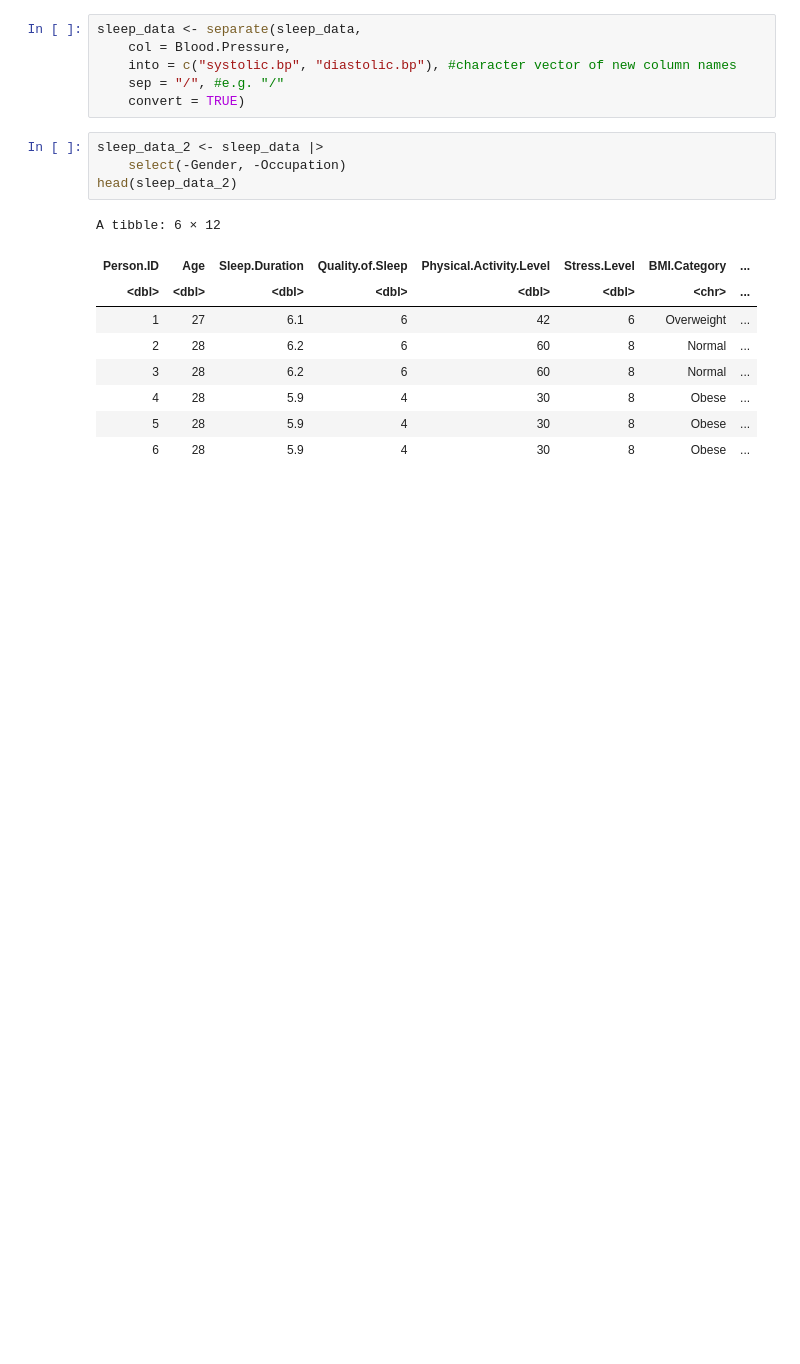
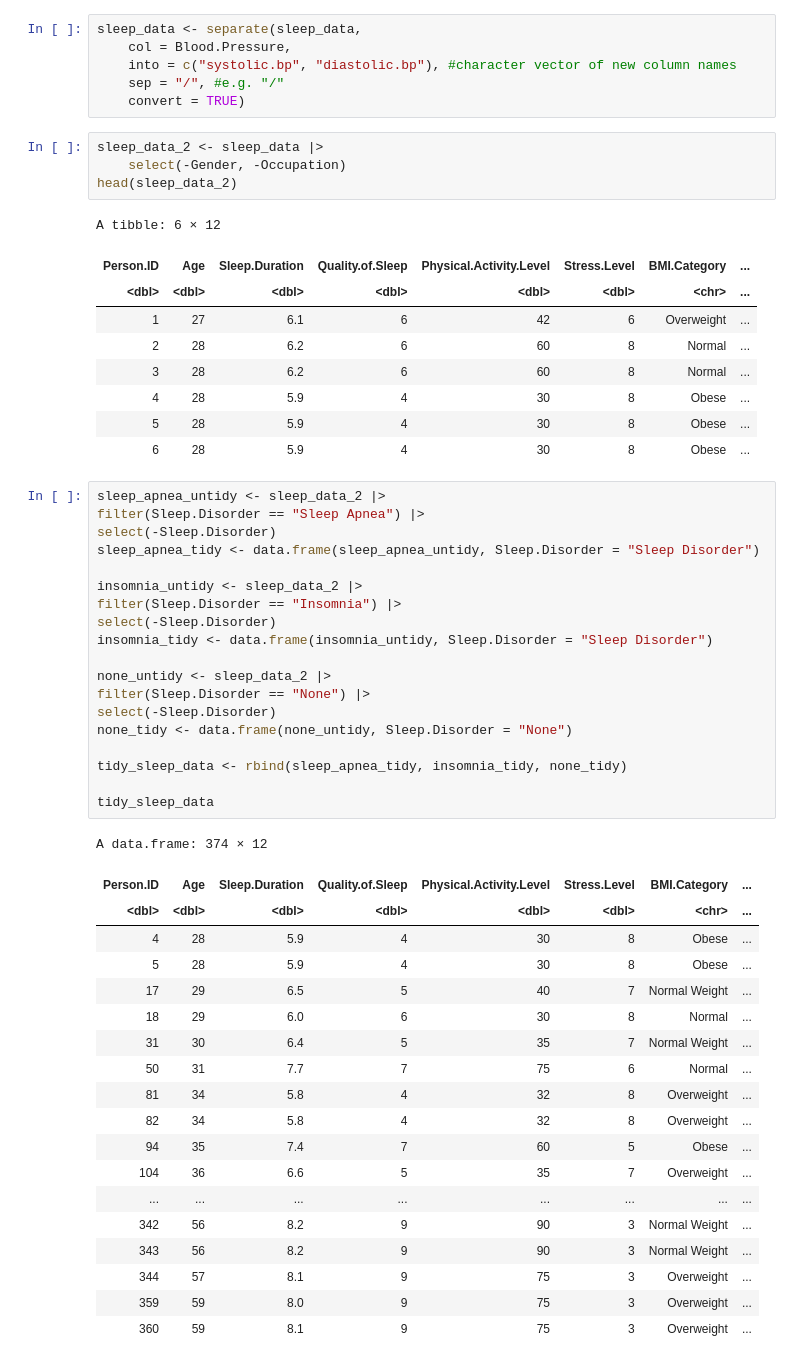
Before and after one commit to hlu10/group-18-dsci100, a Jupyter notebook: project_proposal.ipynb, the cells around one changed output. Saved outputs shown, nothing was run; the diff lists cells and outputs as text; blank space fills up the shorter version.

Commit message:
Combined sleep classifiers and edited intro

```diff
--- a/project_proposal.ipynb
+++ b/project_proposal.ipynb
@@ -69,3 +81,42 @@ A tibble: 6 × 12
 | 4 | 28 | 5.9 | 4 | 30 | 8 | Obese | ... |
 | 5 | 28 | 5.9 | 4 | 30 | 8 | Obese | ... |
 | 6 | 28 | 5.9 | 4 | 30 | 8 | Obese | ... |
+# %%
+sleep_apnea_untidy <- sleep_data_2 |>
+filter(Sleep.Disorder == "Sleep Apnea") |>
+select(-Sleep.Disorder)
+sleep_apnea_tidy <- data.frame(sleep_apnea_untidy, Sleep.Disorder = "Sleep Disorder")
+
+insomnia_untidy <- sleep_data_2 |>
+filter(Sleep.Disorder == "Insomnia") |>
+select(-Sleep.Disorder)
+insomnia_tidy <- data.frame(insomnia_untidy, Sleep.Disorder = "Sleep Disorder")
+
+none_untidy <- sleep_data_2 |>
+filter(Sleep.Disorder == "None") |>
+select(-Sleep.Disorder)
+none_tidy <- data.frame(none_untidy, Sleep.Disorder = "None")
+
+tidy_sleep_data <- rbind(sleep_apnea_tidy, insomnia_tidy, none_tidy)
+
+tidy_sleep_data
+# %% [output]
+A data.frame: 374 × 12
+| Person.ID | Age | Sleep.Duration | Quality.of.Sleep | Physical.Activity.Level | Stress.Level | BMI.Category | ... |
+| <dbl> | <dbl> | <dbl> | <dbl> | <dbl> | <dbl> | <chr> | ... |
+| 4 | 28 | 5.9 | 4 | 30 | 8 | Obese | ... |
+| 5 | 28 | 5.9 | 4 | 30 | 8 | Obese | ... |
+| 17 | 29 | 6.5 | 5 | 40 | 7 | Normal Weight | ... |
+| 18 | 29 | 6.0 | 6 | 30 | 8 | Normal | ... |
+| 31 | 30 | 6.4 | 5 | 35 | 7 | Normal Weight | ... |
+| 50 | 31 | 7.7 | 7 | 75 | 6 | Normal | ... |
+| 81 | 34 | 5.8 | 4 | 32 | 8 | Overweight | ... |
+| 82 | 34 | 5.8 | 4 | 32 | 8 | Overweight | ... |
+| 94 | 35 | 7.4 | 7 | 60 | 5 | Obese | ... |
+| 104 | 36 | 6.6 | 5 | 35 | 7 | Overweight | ... |
+| ... | ... | ... | ... | ... | ... | ... | ... |
+| 342 | 56 | 8.2 | 9 | 90 | 3 | Normal Weight | ... |
+| 343 | 56 | 8.2 | 9 | 90 | 3 | Normal Weight | ... |
+| 344 | 57 | 8.1 | 9 | 75 | 3 | Overweight | ... |
+| 359 | 59 | 8.0 | 9 | 75 | 3 | Overweight | ... |
+| 360 | 59 | 8.1 | 9 | 75 | 3 | Overweight | ... |
```
Also changed, not shown: parts of 2 cells of this notebook.
